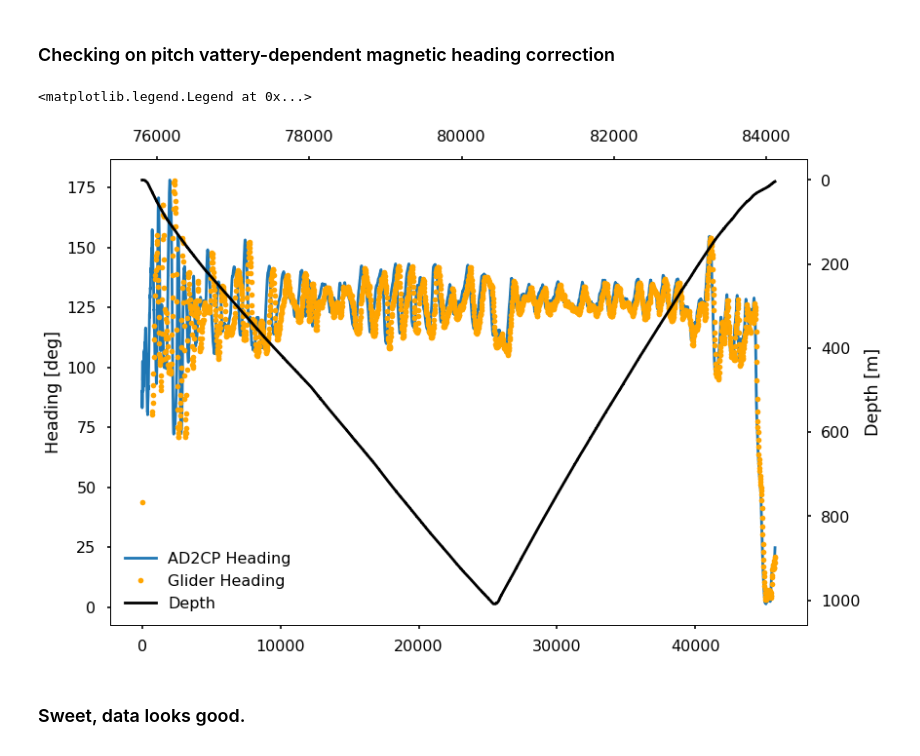
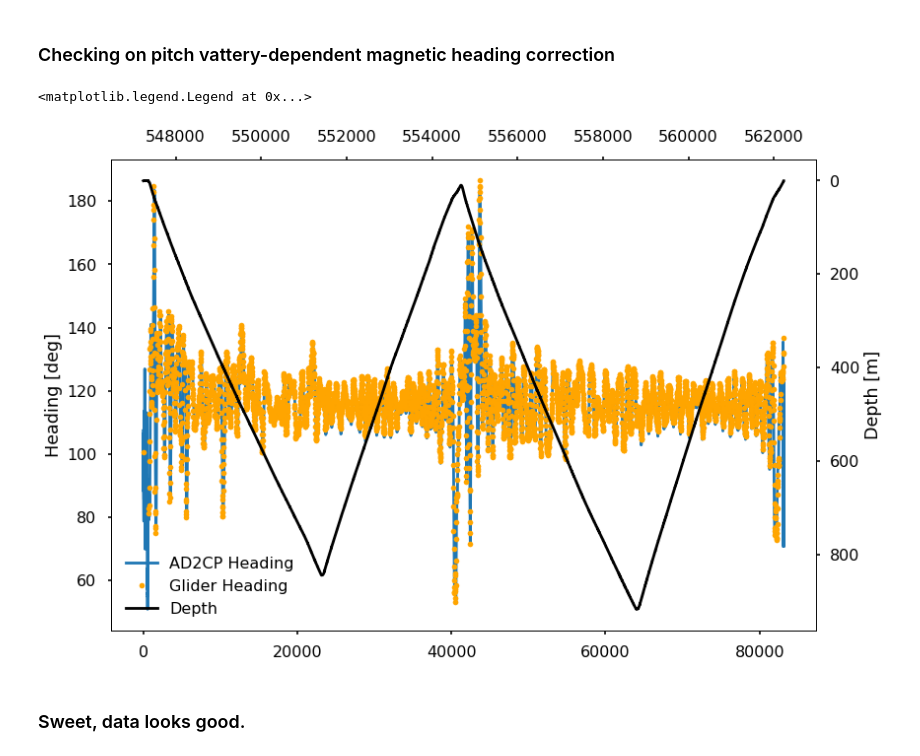
Before and after one commit to JGradone/Slocum-AD2CP, a Jupyter notebook: notebooks/01_Slocum_AD2CP_Testing_and_Data_Exploration.ipynb, the cells around one changed output. Drawn from its saved outputs; the diff is of its cells as text; code cells hidden in the pictures.

```diff
--- a/notebooks/01_Slocum_AD2CP_Testing_and_Data_Exploration.ipynb
+++ b/notebooks/01_Slocum_AD2CP_Testing_and_Data_Exploration.ipynb
@@ -52,7 +52,9 @@ myFmt = mdates.DateFormatter('%m/%d/%y')
 # %% [markdown]
 ## Step 1: Load glider data
 # %%
-ds_id = 'ru29-20210908T1943-trajectory-raw-delayed'
+#ds_id = 'ru29-20210908T1943-trajectory-raw-delayed'
+ds_id = 'ru29-20210630T1343-trajectory-raw-delayed'
+
 
 ## Load flight data
 variables = ['depth', 'latitude', 'longitude', 'time', 'sci_water_temp', 'sci_water_cond','source_file', 'm_water_vx', 'm_water_vy', 'm_heading']
@@ -87,8 +89,8 @@ gdf
 # %% [markdown]
 ## Step 2: Load in AD2CP data frame
 # %%
-# path = '/home/jg1200/Data/GliderData/RU29/RU29_2021_Mission_2_AD2CP_NC/'
-path = '/home/jg1200/Data/GliderData/RU29/RU29_2021_Mission_2_AD2CP_NC/'
+path = '/home/jg1200/Data/GliderData/RU29/RU29_2021_Mission_1_AD2CP_NC/'
+#path = '/home/jg1200/Data/GliderData/RU29/RU29_2021_Mission_2_AD2CP_NC/'
 files = np.sort(glob.glob(path+'*.nc'))
 
 tot_ad2cp = xr.open_mfdataset(files,group='Data/Burst/', concat_dim="time", combine="nested")
@@ -128,7 +130,7 @@ Data variables: (12/52)
 Pull out just one glider segment (based on a unique file name) and the corresponding dead-reckoned depth average current. Use the start and end times to subset the AD2CP data
 # %%
 ## Just one file for testing
-x = 28
+x = 156
 
 ## Subset glider df to one segment
 subsetgdf = gdf[(gdf.time >= start_times[x]) & (gdf.time <= end_times[x])]
@@ -344,27 +346,27 @@ plt.legend()
 # %% [markdown]
 ### Checking on pitch vattery-dependent magnetic heading correction
 # %%
-x=28
-subsetgdf = gdf[(gdf.time >= start_times[x]) & (gdf.time <= end_times[x])]
-ad2cp_time_ind = np.where((tot_ad2cp.time >= start_times2[x]) & (tot_ad2cp.time <= end_times2[x]))[0]
-subset_ad2cp = tot_ad2cp.sel(time=tot_ad2cp.time[ad2cp_time_ind])
+# x=28
+# subsetgdf = gdf[(gdf.time >= start_times[x]) & (gdf.time <= end_times[x])]
+# ad2cp_time_ind = np.where((tot_ad2cp.time >= start_times2[x]) & (tot_ad2cp.time <= end_times2[x]))[0]
+# subset_ad2cp = tot_ad2cp.sel(time=tot_ad2cp.time[ad2cp_time_ind])
 
 
 fig,ax = plt.subplots()
 
 ln1 = ax.plot(subset_ad2cp.Heading.values,label='AD2CP Heading')
 ax2=ax.twiny()
 ln2 = ax2.plot(np.rad2deg(subsetgdf.m_heading),'.',color='orange',label='Glider Heading')
 ax.set_ylabel('Heading [deg]')
 ax3=ax.twinx()
 ln3 = ax3.plot(subset_ad2cp.Pressure.values,color='black',label='Depth')
 ax3.invert_yaxis()
 ax3.set_ylabel('Depth [m]')
 lns = ln1+ln2+ln3
 labs = [l.get_label() for l in lns]
 ax.legend(lns, labs, loc='lower left',frameon=False)
 # %% [output]
 <matplotlib.legend.Legend at 0x...>
-[figure, old version]
+[figure, new version]
 # %% [markdown]
 ### Sweet, data looks good.
```
Also changed, not shown: parts of 15 cells of this notebook, 7 other files.
